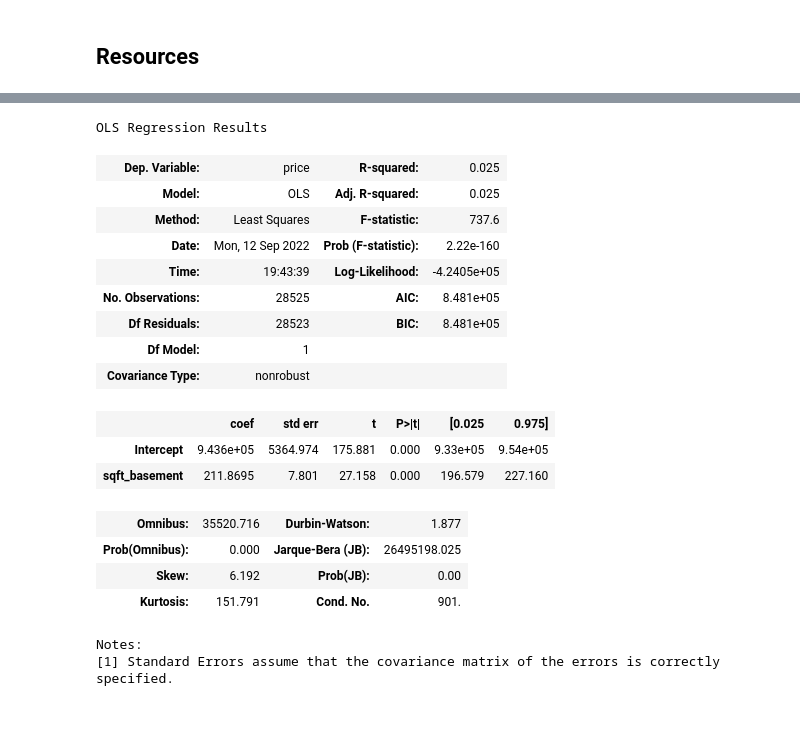
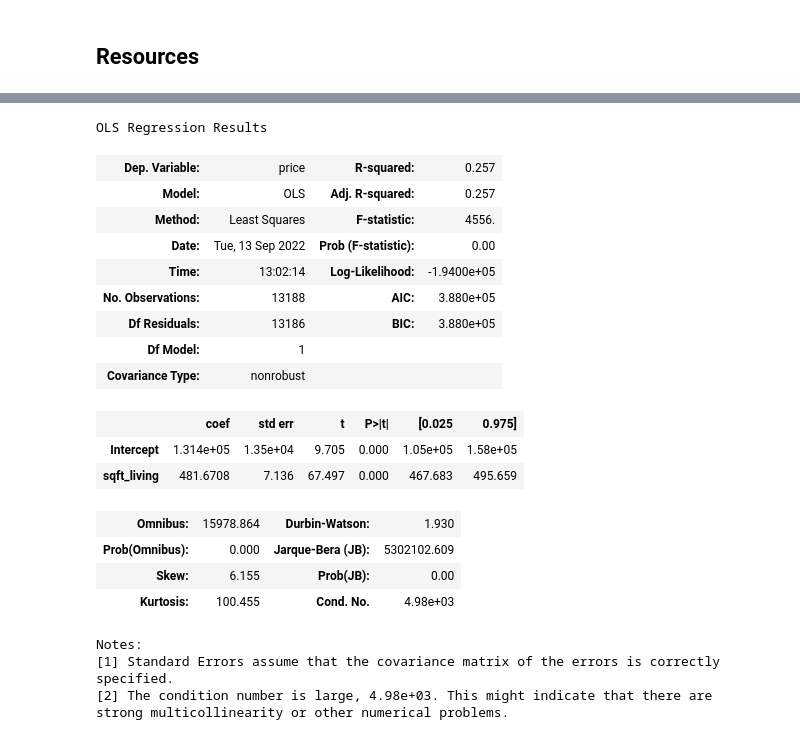
Before and after one commit to hall-nicholas/flatiron-ds-project-2, a Jupyter notebook: code/PatEDA.ipynb, the cells around one changed output, grey strips where cells are left out. Saved outputs shown, nothing was run; the diff lists cells and outputs as text; code cells hidden in the pictures.

Commit message:
More model experimentation

```diff
--- a/code/PatEDA.ipynb
+++ b/code/PatEDA.ipynb
@@ -271,5 +251,3 @@ print(df['sqft_patio'].quantile(0.99))
-# %%
-df = df[df['sqft_patio'] < 1000]
 # %%
 print(df['sqft_garage'].sort_values(ascending = False))
 # %% [output]
@@ -297,6 +271 @@ print(df['sqft_garage'].quantile(0.99))
-# %%
-df = df[df['sqft_garage'] < 950]
-# %%
-# Create age feature
-df['age'] = 2021 - df['yr_built']
 # %% [markdown]
@@ -303,0 +273,4 @@ df['age'] = 2021 - df['yr_built']
+# %%
+df = df[df['age'] > 49]
+df = df[['price', 'bedrooms', 'bathrooms', 'sqft_living', 'condition', 'grade', 'sqft_basement', 'sqft_garage', 'sqft_patio', 'age']]
+df.head()
@@ -368,25 +305,27 @@ dfold
 # %%
-formula = "price ~ sqft_basement"
+formula = "price ~ sqft_living"
 all_mod = ols(formula=formula, data=df).fit()
 all_mod_summ = all_mod.summary()
 all_mod_summ
 # %% [output]
 OLS Regression Results
-| Dep. Variable: | price | R-squared: | 0.025 |
-| Model: | OLS | Adj. R-squared: | 0.025 |
-| Method: | Least Squares | F-statistic: | 737.6 |
-| Date: | Mon, 12 Sep 2022 | Prob (F-statistic): | 2.22e-160 |
-| Time: | 19:43:39 | Log-Likelihood: | -4.2405e+05 |
-| No. Observations: | 28525 | AIC: | 8.481e+05 |
-| Df Residuals: | 28523 | BIC: | 8.481e+05 |
+| Dep. Variable: | price | R-squared: | 0.257 |
+| Model: | OLS | Adj. R-squared: | 0.257 |
+| Method: | Least Squares | F-statistic: | 4556. |
+| Date: | Tue, 13 Sep 2022 | Prob (F-statistic): | 0.00 |
+| Time: | 13:02:14 | Log-Likelihood: | -1.9400e+05 |
+| No. Observations: | 13188 | AIC: | 3.880e+05 |
+| Df Residuals: | 13186 | BIC: | 3.880e+05 |
 | Df Model: | 1 |  |  |
 | Covariance Type: | nonrobust |  |  |
 |  | coef | std err | t | P>|t| | [0.025 | 0.975] |
-| Intercept | 9.436e+05 | 5364.974 | 175.881 | 0.000 | 9.33e+05 | 9.54e+05 |
-| sqft_basement | 211.8695 | 7.801 | 27.158 | 0.000 | 196.579 | 227.160 |
+| Intercept | 1.314e+05 | 1.35e+04 | 9.705 | 0.000 | 1.05e+05 | 1.58e+05 |
+| sqft_living | 481.6708 | 7.136 | 67.497 | 0.000 | 467.683 | 495.659 |
-| Omnibus: | 35520.716 | Durbin-Watson: | 1.877 |
-| Prob(Omnibus): | 0.000 | Jarque-Bera (JB): | 26495198.025 |
-| Skew: | 6.192 | Prob(JB): | 0.00 |
-| Kurtosis: | 151.791 | Cond. No. | 901. |
+| Omnibus: | 15978.864 | Durbin-Watson: | 1.930 |
+| Prob(Omnibus): | 0.000 | Jarque-Bera (JB): | 5302102.609 |
+| Skew: | 6.155 | Prob(JB): | 0.00 |
+| Kurtosis: | 100.455 | Cond. No. | 4.98e+03 |
 Notes:
 [1] Standard Errors assume that the covariance matrix of the errors is correctly specified.
+[2] The condition number is large, 4.98e+03. This might indicate that there are
+strong multicollinearity or other numerical problems.
```
Also changed, not shown: parts of 50 cells of this notebook.
